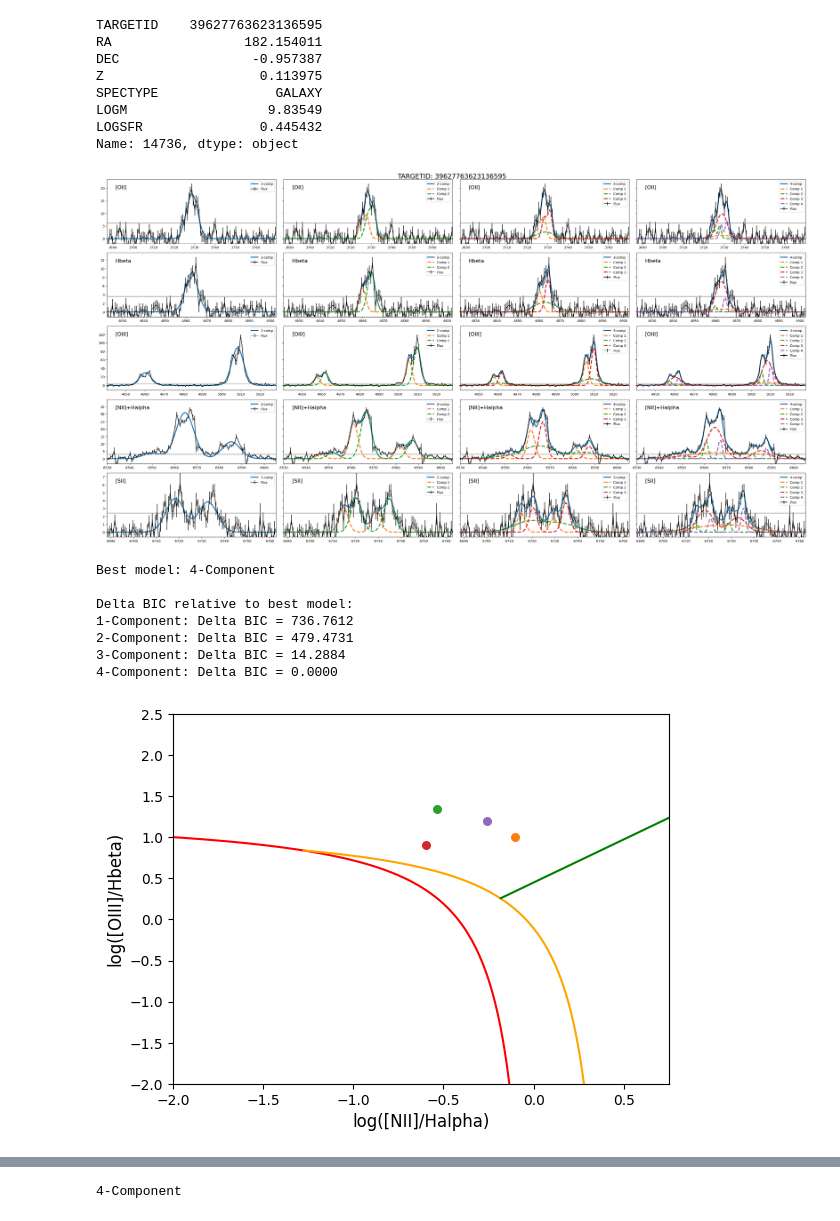
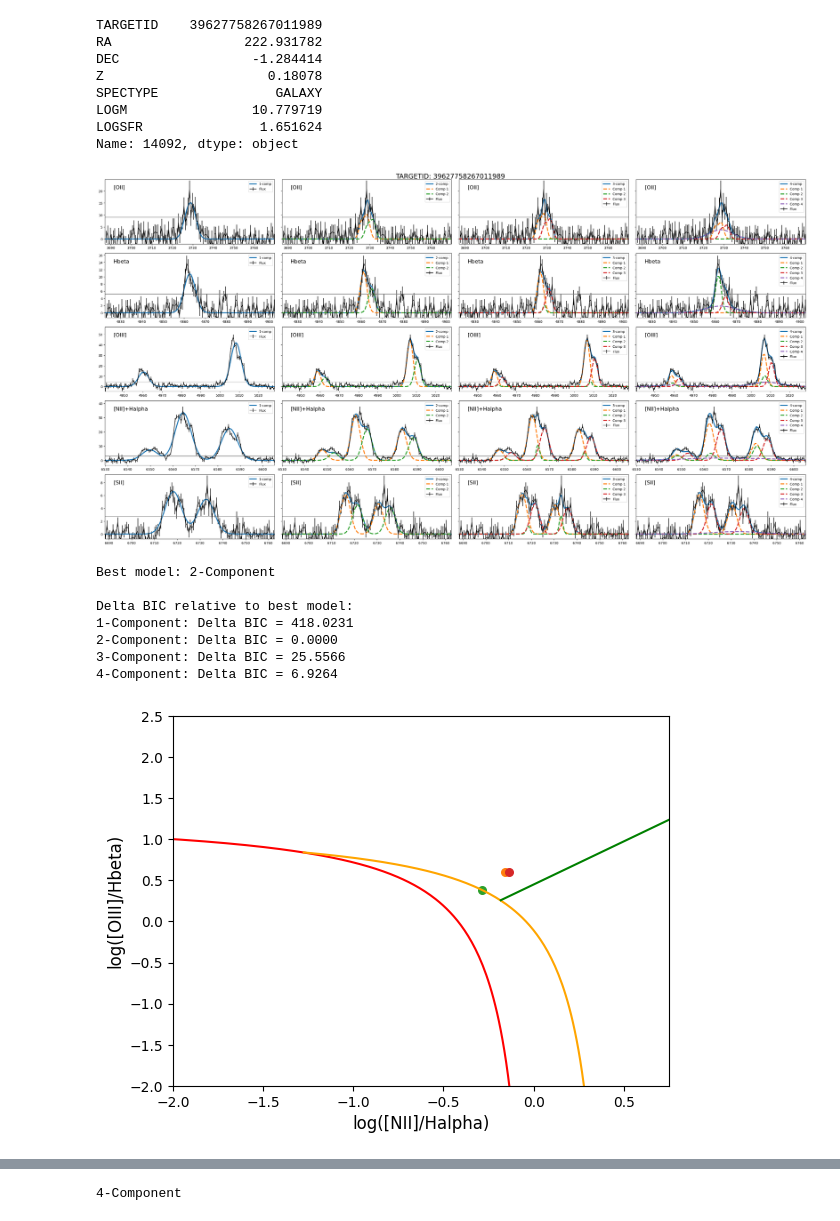
Before and after one commit to hyp0515/searching_inflow, a Jupyter notebook: debug.ipynb, the cells around one changed output, grey strips where cells are left out. Saved outputs shown, nothing was run; the diff lists cells and outputs as text; code cells hidden in the pictures.

```diff
--- a/debug.ipynb
+++ b/debug.ipynb
@@ -22,6 +22,6 @@ Data loading and processing took 39.00 seconds.
 Total number of spectra: 57271
 # %%
-test_idx = dps_df[dps_df['TARGETID'] == 39627763623136595].index[0]
+test_idx = dps_df[dps_df['TARGETID'] == 39627758267011989].index[0]
 # test_idx = np.random.randint(0, len(ALL_SPECTRA.df))
 test_id = ALL_SPECTRA.df.iloc[test_idx]["TARGETID"]
 # print(f'TARGETID: {test_id}')
@@ -30,14 +30,14 @@ lam = desi_wavelength / (1+ALL_SPECTRA.df.iloc[test_idx]['Z'])
 test_df = ALL_SPECTRA.df.iloc[test_idx]
 print(test_df)
 # %% [output]
-TARGETID    39627763623136595
-RA                 182.154011
-DEC                 -0.957387
-Z                    0.113975
+TARGETID    39627758267011989
+RA                 222.931782
+DEC                 -1.284414
+Z                     0.18078
 SPECTYPE               GALAXY
-LOGM                  9.83549
-LOGSFR               0.445432
-Name: 14736, dtype: object
+LOGM                10.779719
+LOGSFR               1.651624
+Name: 14092, dtype: object
 # %%
 params = []
 models = []
@@ -104,7 +104,7 @@ fig.suptitle(f'TARGETID: {test_id}', fontsize=20)
 plt.tight_layout()
 plt.show()
 # %% [output]
-[figure, old version]
+[figure, new version]
 # %%
 # Calculate BIC for each model
 
@@ -126,43 +126,43 @@ print("\nDelta BIC relative to best model:")
 for i, dbic in enumerate(delta_bic, start=1):
     print(f"{i}-Component: Delta BIC = {dbic:.4f}")
 
-best_model=4
+best_model=3
 
 Hbeta = np.array(params[best_model-1]['amps'][1])
 OIII = np.array(params[best_model-1]['amps'][2][1::2])
 Halpha = np.array(params[best_model-1]['amps'][3][2*best_model:])
 NII = np.array(params[best_model-1]['amps'][3][:2*best_model][1::2])
 
 
 logoiii_hb = np.log10(OIII / Hbeta)
 lognii_ha = np.log10(NII / Halpha)
 if best_model != 1:
     for i in range(len(lognii_ha)):
         plt.scatter(lognii_ha[i], logoiii_hb[i], c=['C1', 'C2', 'C3', 'C4', 'C5', 'C6'][i], s=30)
 else:
     plt.scatter(lognii_ha, logoiii_hb, c='C0', s=30)
 
 x = np.linspace(-4, 1, 500)
 sf_boundary = 0.61/(x-0.05) + 1.30
 comp_boundary = 0.61/(x-0.47) + 1.19
 liner_boundary = 1.05*x + 0.45
 plt.plot(x[(x<0.05)|((sf_boundary<comp_boundary)&(sf_boundary<liner_boundary))], sf_boundary[(x<0.05)|((sf_boundary<comp_boundary)&(sf_boundary<liner_boundary))], c='red')
 plt.plot(x[(x<0.47)&(comp_boundary>sf_boundary)|(comp_boundary<liner_boundary)], comp_boundary[(x<0.47)&(comp_boundary>sf_boundary)|(comp_boundary<liner_boundary)], c='orange')
 plt.plot(x[(x>0)|(liner_boundary>comp_boundary)], liner_boundary[(x>0)|(liner_boundary>comp_boundary)], c='green')
 plt.xlim((-2, 0.75))
 plt.ylim((-2, 2.5))
 plt.xlabel('log([NII]/Halpha)', fontsize=12)
 plt.ylabel('log([OIII]/Hbeta)', fontsize=12)
 plt.show()
 # %% [output]
-Best model: 4-Component
+Best model: 2-Component
 
 Delta BIC relative to best model:
-1-Component: Delta BIC = 736.7612
-2-Component: Delta BIC = 479.4731
-3-Component: Delta BIC = 14.2884
-4-Component: Delta BIC = 0.0000
+1-Component: Delta BIC = 418.0231
+2-Component: Delta BIC = 0.0000
+3-Component: Delta BIC = 25.5566
+4-Component: Delta BIC = 6.9264
-[figure, old version]
+[figure, new version]
 # %%
 plt.scatter(params[best_model-1]['dv'], reddening(Halpha, Hbeta), c=['C1', 'C2', 'C3', 'C4', 'C5', 'C6'][0:best_model], s=30)
 plt.axvline(0, lw=3, ls='--', color='gray')
```
Also changed, not shown: parts of 15 cells of this notebook, 4 other files.
